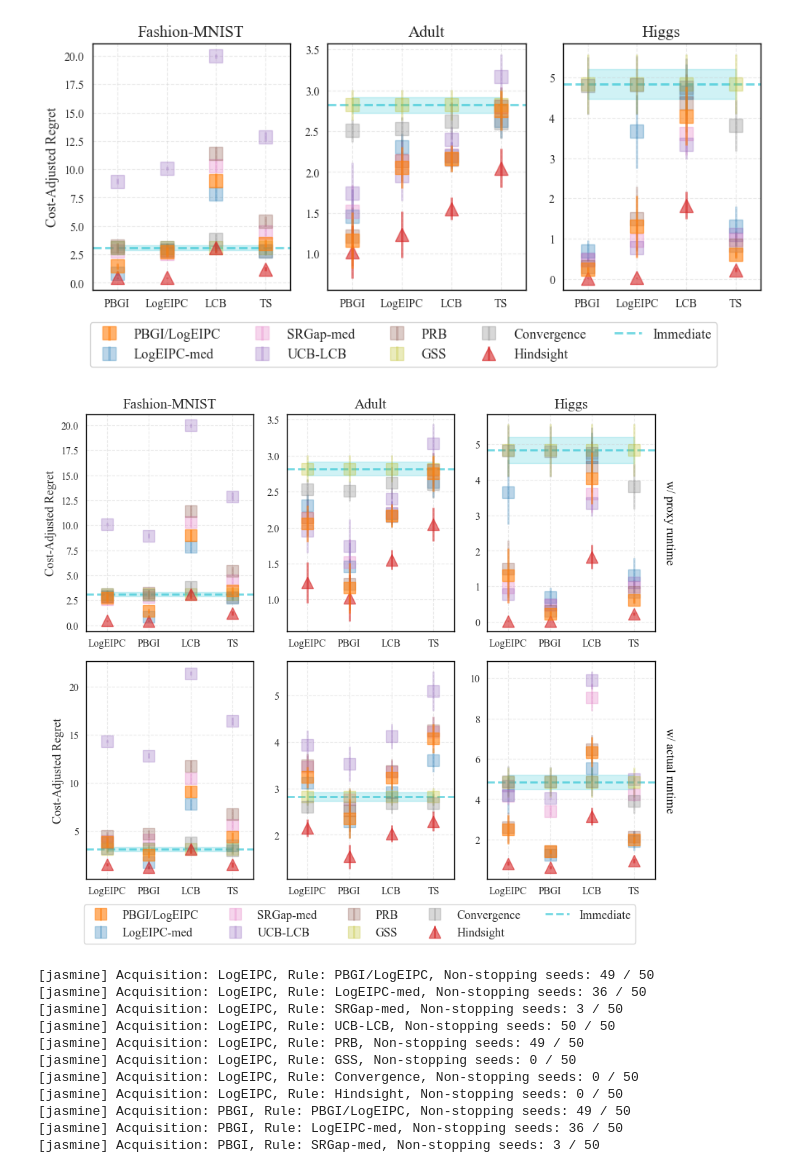
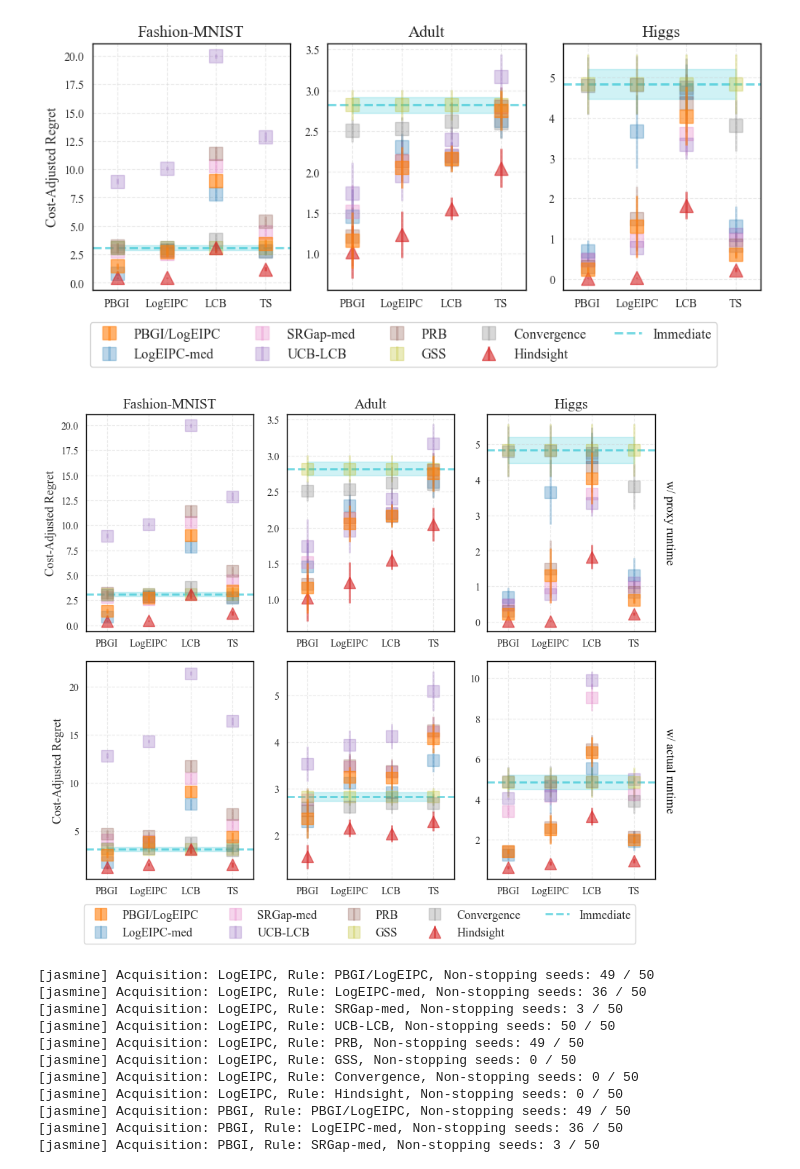
Before and after one commit to QianJaneXie/CostAwareStoppingBayesOpt, a Jupyter notebook: notebooks/LCBench_KnownCost.ipynb, the cells around one changed output. Cells and saved outputs as stored; diff of their text form; code cells hidden in the pictures.

Commit message:
switch the order of PBGI and LogEIPC

```diff
--- a/notebooks/LCBench_KnownCost.ipynb
+++ b/notebooks/LCBench_KnownCost.ipynb
@@ -733,7 +733,7 @@ def style_spines(ax, color='black', linewidth=1):
 dataset_names = ['Fashion-MNIST', 'adult', 'higgs']
 lam = 1e-4
 lam_str = '1e-4'
-acq_order = ['LogEIPC', 'PBGI', 'LCB', 'TS']
+acq_order = ['PBGI', 'LogEIPC', 'LCB', 'TS']
 init = 0
 n_rows, n_cols = 2, len(dataset_names)
 cost_keys = ["estimated cumulative cost", "cumulative cost"]
@@ -843,34 +843,34 @@ for row in range(n_rows):
 
         if row == 0:
             ax.set_title(d if d == "Fashion-MNIST" else d.capitalize())
         if col == n_cols - 1:
             ax.text(1.05, 0.5, runtime_label,
                     transform=ax.transAxes,
                     rotation=-90,
                     va='center',
                     ha='left',
                     fontsize=12,
                     color='black')
 
 # --- Shared legend ---
 handles, labels = axes[0][0].get_legend_handles_labels()
 legend_hls = dict(zip(labels, handles))
 
 # Move Immediate to the end if it exists
 if 'Immediate' in legend_hls:
     immediate_handle = legend_hls.pop('Immediate')
     legend_hls['Immediate'] = immediate_handle
 fig.legend(legend_hls.values(), legend_hls.keys(),
            loc='lower center',
            bbox_to_anchor=(0.5, -0.02),
            ncol=ceil(len(legend_hls) / 2),
            fontsize=12)
 
 plt.tight_layout(rect=[0, 0.05, 1, 0.95])
 plt.savefig('../plots/BarPlot_empirical_cost_mismatch.pdf', bbox_inches='tight')
 plt.show()
 # %% [output]
-[figure, old version]
+[figure, new version]
 # %%
 import matplotlib.pyplot as plt
 import seaborn as sns
```
Also changed, not shown: parts of 3 cells of this notebook.
